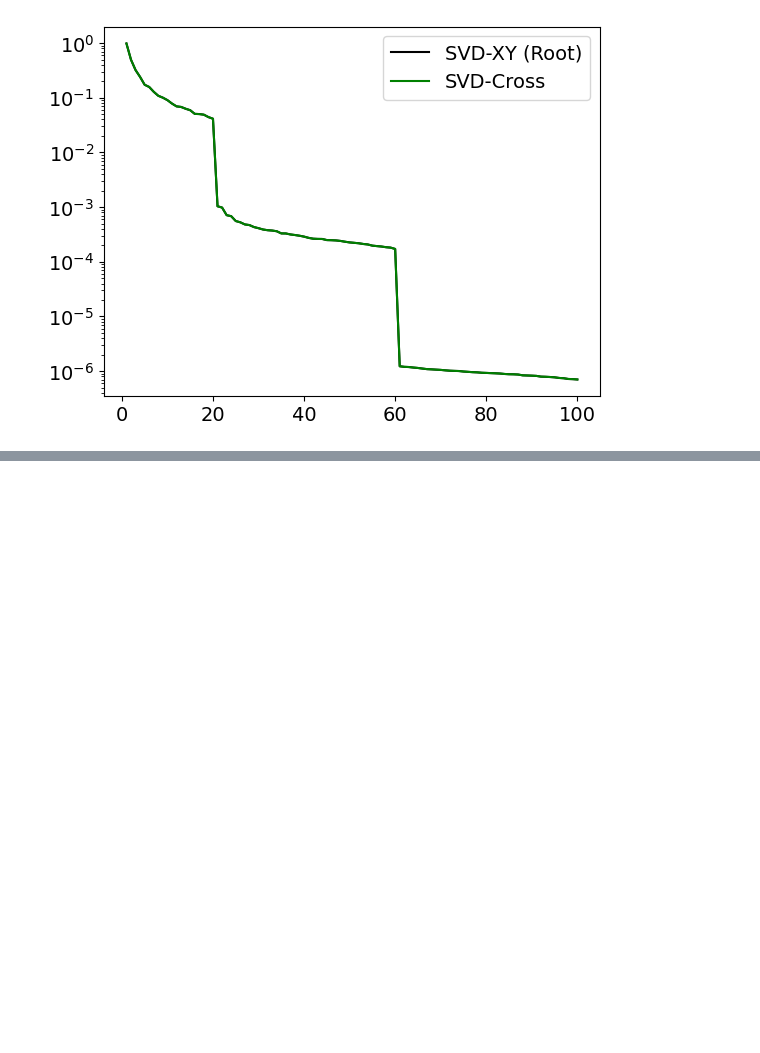
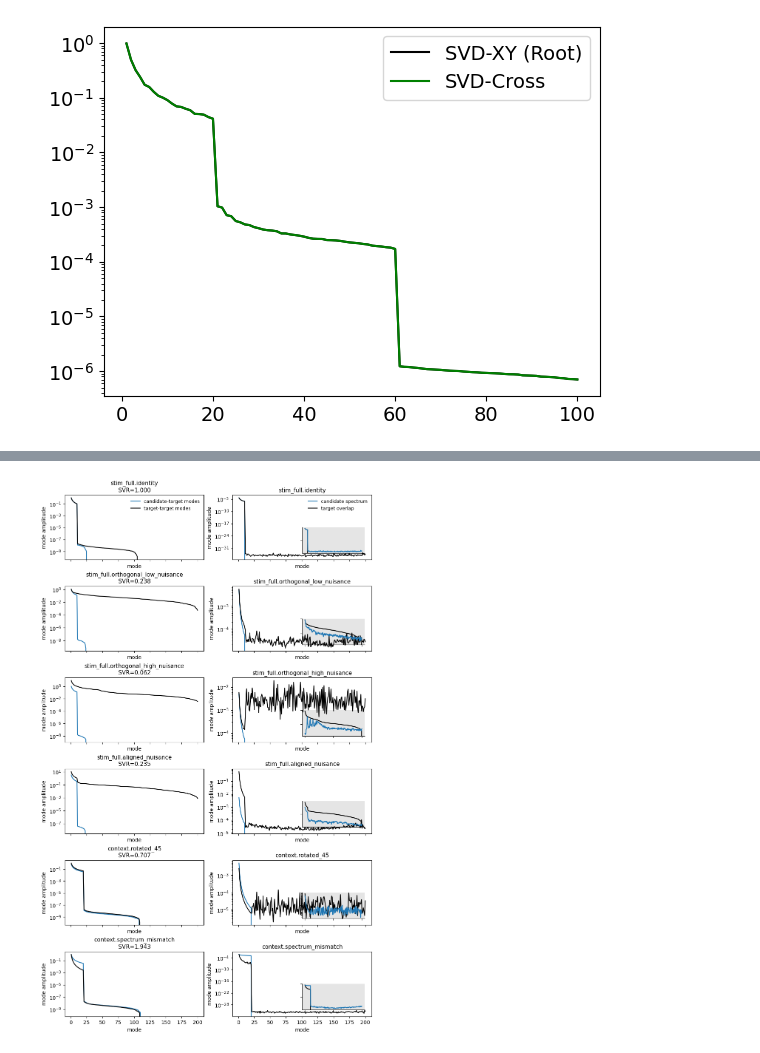
Before and after one commit to landoskape/vrAnalysis, a Jupyter notebook: dimensionality_manuscript/explore_dimensionality.ipynb, the cells around one changed output, grey strips where cells are left out. Cells and saved outputs as stored; diff of their text form; code cells hidden in the pictures; blank space fills up the shorter version.

```diff
--- a/dimensionality_manuscript/explore_dimensionality.ipynb
+++ b/dimensionality_manuscript/explore_dimensionality.ipynb
@@ -519,0 +680,54 @@ plt.show()
+# %%
+mode_cases = [
+    "stim_full.identity",
+    "stim_full.orthogonal_low_nuisance",
+    "stim_full.orthogonal_high_nuisance",
+    "stim_full.aligned_nuisance",
+    "context.rotated_45",
+    "context.spectrum_mismatch",
+]
+xv = lambda x: range(1, len(x) + 1)
+yscale_modes = "log"
+yscale_spectra = "log"
+min_val = -np.inf
+
+plt.close("all")
+fig, ax = plt.subplots(len(mode_cases), 2, figsize=(9, len(mode_cases) * 2.5), layout="constrained", sharex="col")
+for icase, case in enumerate(mode_cases):
+    result = atlas_results[case]
+    candidate = np.maximum(result.population_candidate_modes, min_val)
+    target = np.maximum(result.population_target_modes, min_val)
+
+    ax[icase, 0].plot(xv(candidate), candidate, label="candidate-target modes", color="tab:blue")
+    ax[icase, 0].plot(xv(target), target, label="target-target modes", color="black")
+    ax[icase, 0].set_yscale(yscale_modes)
+    ax[icase, 0].set_title(f"{case}\nSVR={result.population_svr:.3f}", fontsize=11)
+    ax[icase, 0].set_xlabel("mode")
+    ax[icase, 0].set_ylabel("mode amplitude")
+
+    spectrum = np.maximum(result.metadata["candidate_spectrum"], min_val)
+    overlap = np.maximum(result.metadata["target_on_candidate_overlap"], min_val)
+    ax[icase, 1].plot(xv(spectrum), spectrum, label="candidate spectrum", color="tab:blue")
+    ax[icase, 1].plot(xv(overlap), overlap, label="target overlap", color="black")
+    ax[icase, 1].set_yscale(yscale_spectra)
+    ax[icase, 1].set_title(f"{case}", fontsize=11)
+    ax[icase, 1].set_xlabel("mode")
+    ax[icase, 1].set_ylabel("mode amplitude")
+
+    spectrum = np.maximum(result.metadata["target_spectrum"], min_val)
+    overlap = np.maximum(result.metadata["candidate_on_target_overlap"], min_val)
+    inset = ax[icase, 1].inset_axes([0.5, 0.1, 0.45, 0.4])
+    inset.plot(xv(spectrum), spectrum, label="target spectrum", color="black")
+    inset.plot(xv(overlap), overlap, label="candidate overlap", color="tab:blue")
+    inset.set_yscale(yscale_spectra)
+    inset.set_facecolor(("black", 0.1))
+    inset.spines["top"].set_visible(False)
+    inset.spines["right"].set_visible(False)
+    inset.set_xticklabels([])
+    inset.set_yticklabels([])
+
+ax[0, 0].legend(frameon=False, fontsize=9)
+ax[0, 1].legend(frameon=False, fontsize=9)
+plt.show()
+# %% [output]
+[figure, added]
```
Also changed, not shown: parts of 13 cells of this notebook, 3 other files.
